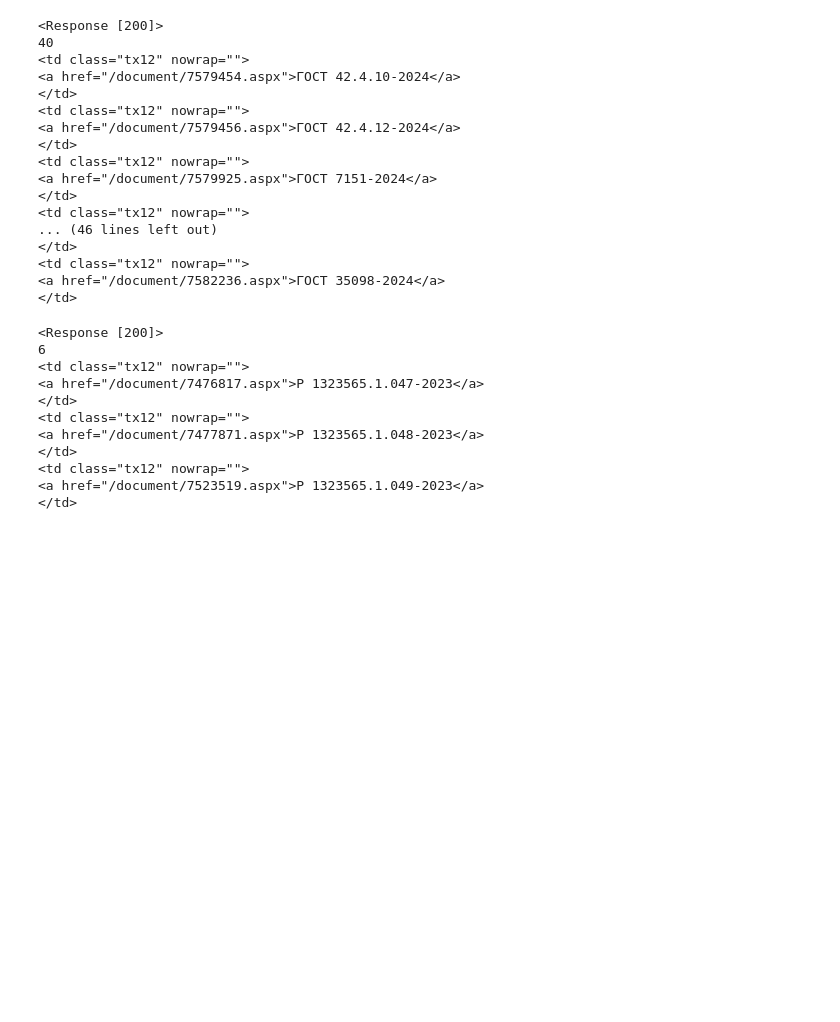
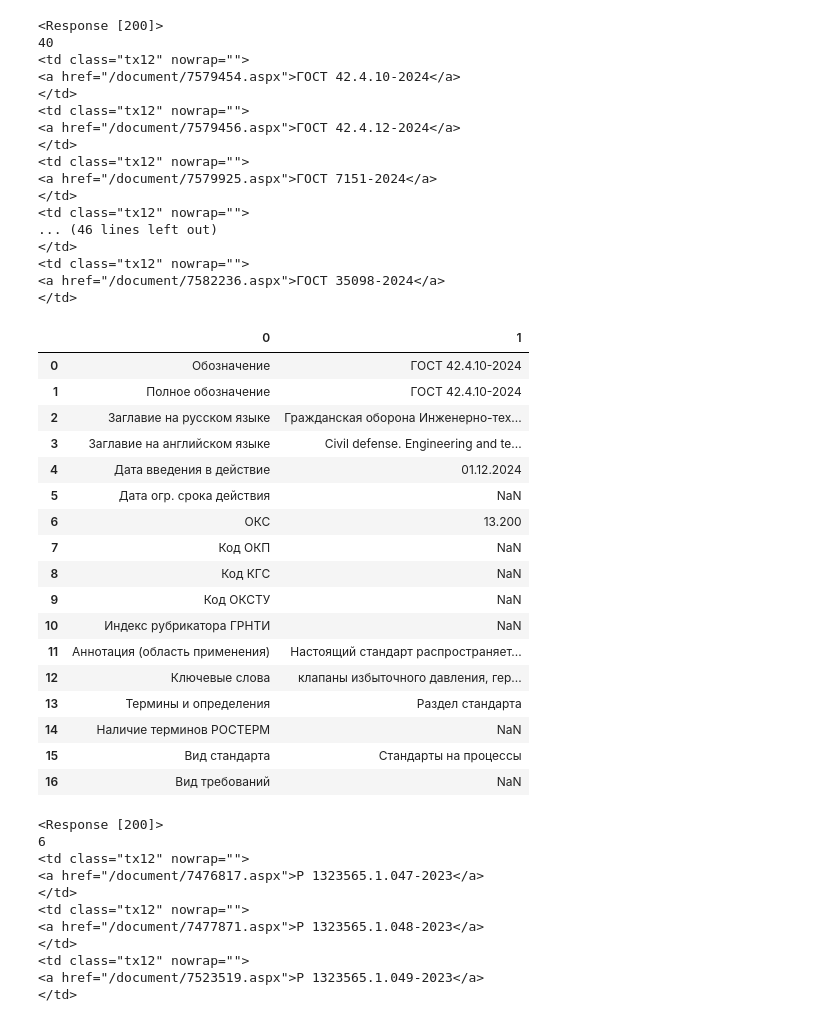
Before and after one commit to OVP2023/ML, a Jupyter notebook: парсинг.ipynb, the cells around one changed output. Drawn from its saved outputs; the diff is of its cells as text; code cells hidden in the pictures; blank space fills up the shorter version.

```diff
--- a/парсинг.ipynb
+++ b/парсинг.ipynb
@@ -185,6 +185,31 @@ for i in range(0,len(table1)):
 <td class="tx12" nowrap="">
 <a href="/document/7582236.aspx">ГОСТ 35098-2024</a>
 </td>
+# %%
+#Парсим страничку отдельного ГОСТ
+table1=pd.read_html('https://www.standards.ru/document/7579454.aspx', encoding="WINDOWS-1251")
+df=pd.DataFrame()
+df=table1[13]
+df.head(17)
+# %% [output]
+|  | 0 | 1 |
+| 0 | Обозначение | ГОСТ 42.4.10-2024 |
+| 1 | Полное обозначение | ГОСТ 42.4.10-2024 |
+| 2 | Заглавие на русском языке | Гражданская оборона Инженерно-тех... |
+| 3 | Заглавие на английском языке | Civil defense. Engineering and te... |
+| 4 | Дата введения в действие | 01.12.2024 |
+| 5 | Дата огр. срока действия | NaN |
+| 6 | ОКС | 13.200 |
+| 7 | Код ОКП | NaN |
+| 8 | Код КГС | NaN |
+| 9 | Код ОКСТУ | NaN |
+| 10 | Индекс рубрикатора ГРНТИ | NaN |
+| 11 | Аннотация (область применения) | Настоящий стандарт распространяет... |
+| 12 | Ключевые слова | клапаны избыточного давления, гер... |
+| 13 | Термины и определения | Раздел стандарта |
+| 14 | Наличие терминов РОСТЕРМ | NaN |
+| 15 | Вид стандарта | Стандарты на процессы |
+| 16 | Вид требований | NaN |
 # %%
 #Р, ПР, РД
 url='https://www.standards.ru/document.aspx?control=54&month=12&year=2023&cid=7'
```
Also changed, not shown: parts of 2 cells of this notebook.
